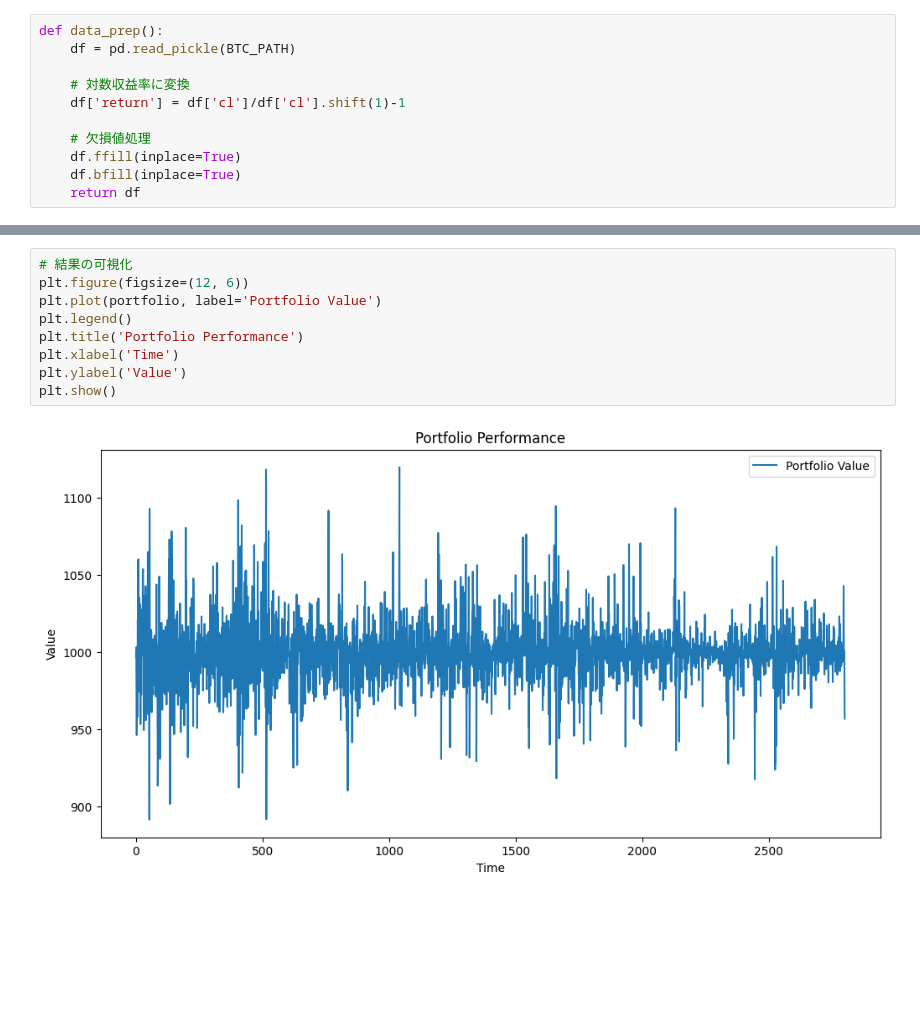
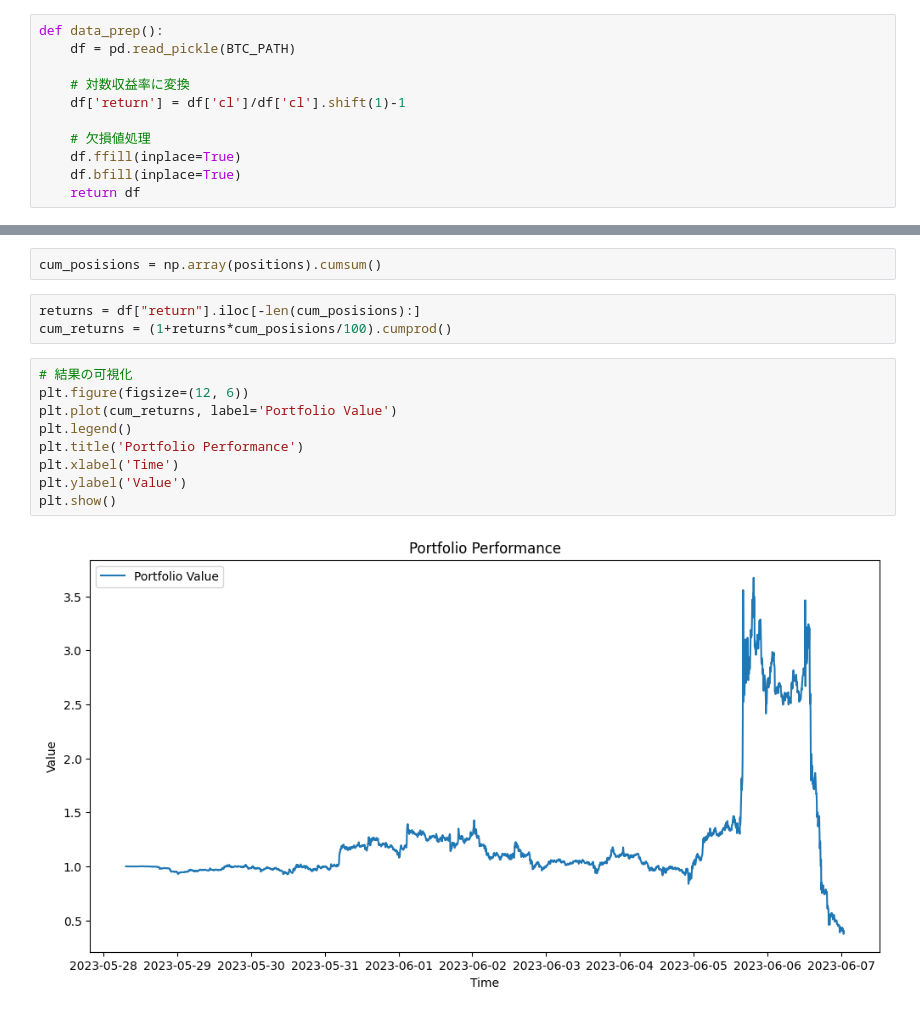
Before and after one commit to MizusakoSadanobu/kalman_filter_trade, a Jupyter notebook: main.ipynb, the cells around one changed output, grey strips where cells are left out. Saved outputs shown, nothing was run; the diff lists cells and outputs as text; blank space fills up the shorter version.

```diff
--- a/main.ipynb
+++ b/main.ipynb
@@ -131,11 +136,16 @@ positions, portfolio = walk_forward_backtest(df, window_size, forecast_horizon,
+# %%
+cum_posisions = np.array(positions).cumsum()
+# %%
+returns = df["return"].iloc[-len(cum_posisions):]
+cum_returns = (1+returns*cum_posisions/100).cumprod()
 # %%
 # 結果の可視化
 plt.figure(figsize=(12, 6))
-plt.plot(portfolio, label='Portfolio Value')
+plt.plot(cum_returns, label='Portfolio Value')
 plt.legend()
 plt.title('Portfolio Performance')
 plt.xlabel('Time')
 plt.ylabel('Value')
 plt.show()
 # %% [output]
-[figure, old version]
+[figure, new version]
```
Also changed, not shown: parts of 1 cell of this notebook.
